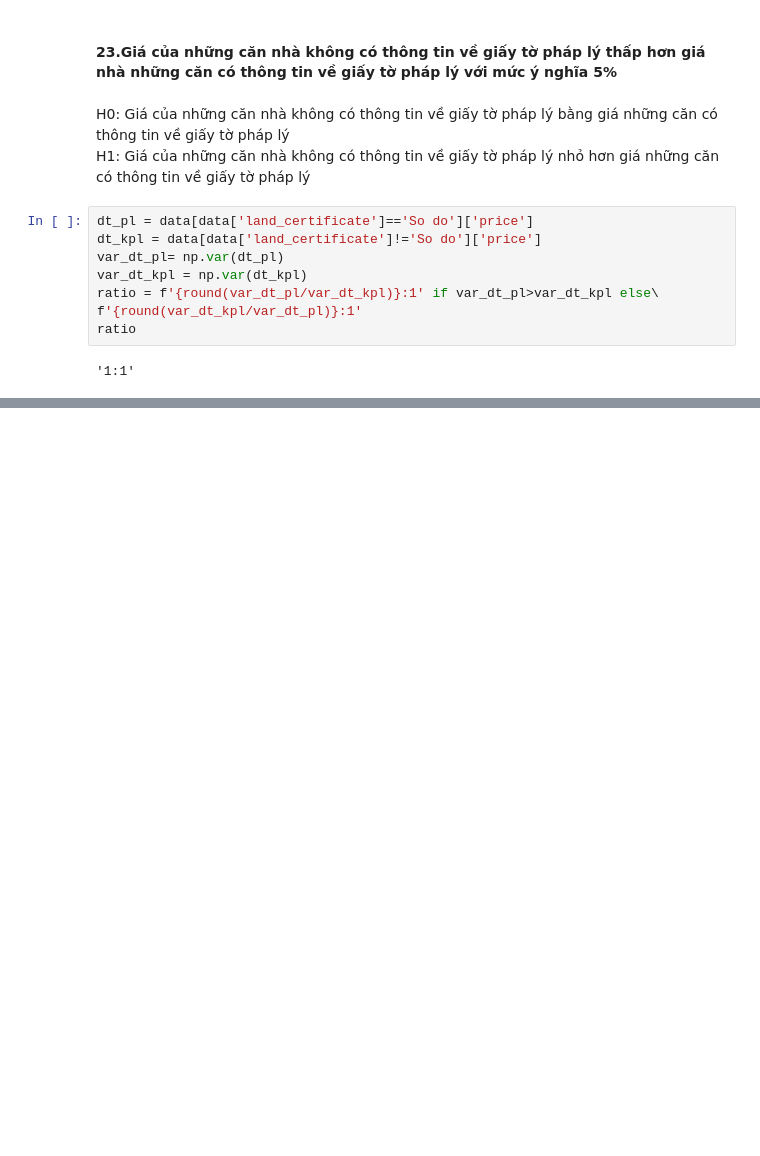
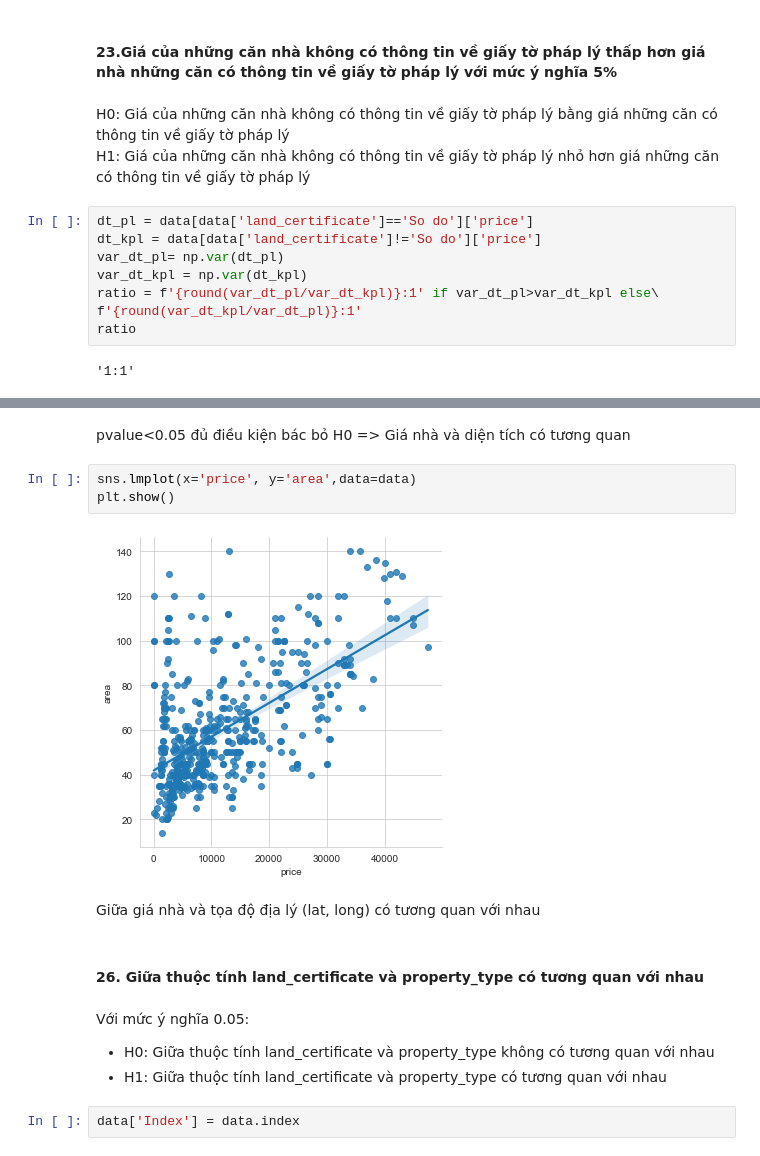
Before and after one commit to NguyenHien2711/Data_Analysis_Python, a Jupyter notebook: Pandas_codegym/[EDA_Practice]Phân tích dữ liệu HousePrice/Untitled.ipynb, the cells around one changed output, grey strips where cells are left out. Drawn from its saved outputs; the diff is of its cells as text; blank space fills up the shorter version.

```diff
--- a/Pandas_codegym/Phân tích dữ liệu HousePrice/Untitled.ipynb
+++ b/Pandas_codegym/[EDA_Practice]Phân tích dữ liệu HousePrice/Untitled.ipynb
@@ -561,0 +602,17 @@ Ttest_indResult(statistic=nan, pvalue=nan)
+# %% [markdown]
+pvalue<0.05 đủ điều kiện bác bỏ H0 => Giá nhà và diện tích có tương quan
+# %%
+sns.lmplot(x='price', y='area',data=data)
+plt.show()
+# %% [output]
+[figure, added]
+# %% [markdown]
+Giữa giá nhà và tọa độ địa lý (lat, long) có tương quan với nhau
+# %% [markdown]
+#### 26. Giữa thuộc tính land_certificate và property_type có tương quan với nhau
+# %% [markdown]
+Với mức ý nghĩa 0.05:<br>
+- H0: Giữa thuộc tính land_certificate và property_type không có tương quan với nhau<br>
+- H1: Giữa thuộc tính land_certificate và property_type có tương quan với nhau
+# %%
+data['Index'] = data.index
```
Also changed, not shown: parts of 20 cells of this notebook, 23 other files.
